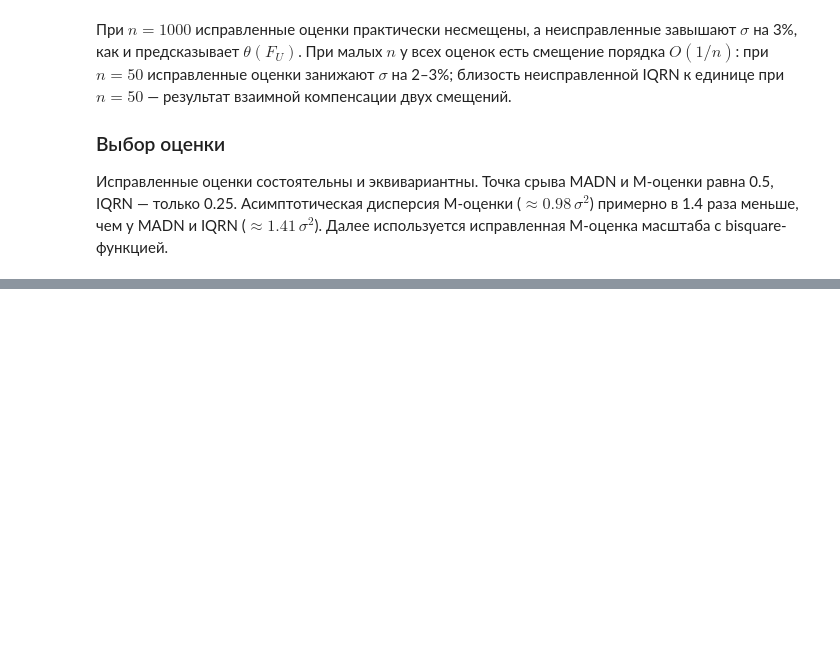
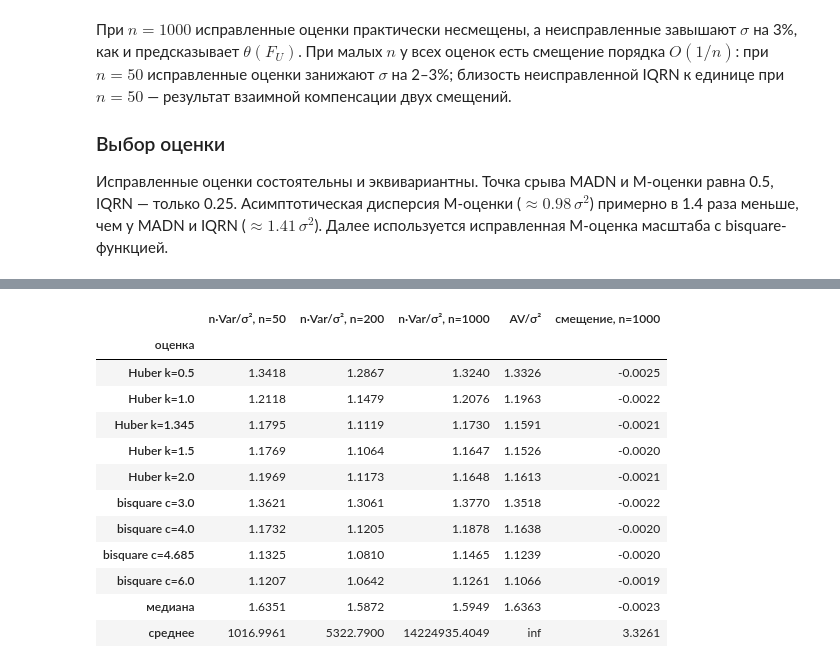
Before and after one commit to paulhowever/stata_ai_2026_WW, a Jupyter notebook: lab1.ipynb, the cells around one changed output, grey strips where cells are left out. Saved outputs shown, nothing was run; the diff lists cells and outputs as text; code cells hidden in the pictures; blank space fills up the shorter version.

```diff
--- a/lab1.ipynb
+++ b/lab1.ipynb
@@ -485,0 +537,8 @@ sigma_hat = SCALE_CORR[SCALE_CHOICE]
+# %%
+av_loc = pd.DataFrame({
+    "AV/σ² при F_U": {name: av_location(psi, F) for name, psi in LOC_GRID.items()},
+    "эффективность при Φ": {name: 1 / av_location(psi, N0) for name, psi in LOC_GRID.items()},
+})
+av_loc.loc["медиана"] = [AV_MEDIAN, 2 / np.pi]
+av_loc.loc["среднее"] = [np.inf, 1.0]
+av_loc
@@ -485,0 +612,40 @@ sigma_hat = SCALE_CORR[SCALE_CHOICE]
+# %%
+_rng = rng_for(3)
+_rows = []
+for n in NS:
+    X = MU + SIGMA * F.rvs((R, n), _rng)
+    s = sigma_hat(X)
+    fits = {name: m_location(X, psi, s) for name, psi in LOC_GRID.items()}
+    fits["медиана"] = np.median(X, axis=-1)
+    fits["среднее"] = X.mean(axis=-1)
+    for name, mu_hat in fits.items():
+        _rows.append({
+            "n": n,
+            "оценка": name,
+            "смещение": mu_hat.mean() - MU,
+            "n·Var/σ² (MC)": n * mu_hat.var(ddof=1) / SIGMA**2,
+            "AV/σ² (теория)": av_loc.loc[name, "AV/σ² при F_U"],
+        })
+loc_mc = pd.DataFrame(_rows)
+_last = loc_mc[(loc_mc["n"] == NS[-1]) & (loc_mc["оценка"] != "среднее")]
+assert (abs(_last["n·Var/σ² (MC)"] / _last["AV/σ² (теория)"] - 1) < MC_TOL).all()
+assert (abs(_last["смещение"]) < 4 * SIGMA * np.sqrt(_last["AV/σ² (теория)"] / (NS[-1] * R))).all()
+_tab = loc_mc.pivot(index="оценка", columns="n", values="n·Var/σ² (MC)")
+_tab.columns = [f"n·Var/σ², n={n}" for n in _tab.columns]
+_tab["AV/σ²"] = av_loc["AV/σ² при F_U"]
+_tab[f"смещение, n={NS[-1]}"] = loc_mc[loc_mc["n"] == NS[-1]].set_index("оценка")["смещение"]
+_tab.loc[list(av_loc.index)]
+# %% [output]
+|  | n·Var/σ², n=50 | n·Var/σ², n=200 | n·Var/σ², n=1000 | AV/σ² | смещение, n=1000 |
+| оценка |  |  |  |  |  |
+| Huber k=0.5 | 1.3418 | 1.2867 | 1.3240 | 1.3326 | -0.0025 |
+| Huber k=1.0 | 1.2118 | 1.1479 | 1.2076 | 1.1963 | -0.0022 |
+| Huber k=1.345 | 1.1795 | 1.1119 | 1.1730 | 1.1591 | -0.0021 |
+| Huber k=1.5 | 1.1769 | 1.1064 | 1.1647 | 1.1526 | -0.0020 |
+| Huber k=2.0 | 1.1969 | 1.1173 | 1.1648 | 1.1613 | -0.0021 |
+| bisquare c=3.0 | 1.3621 | 1.3061 | 1.3770 | 1.3518 | -0.0022 |
+| bisquare c=4.0 | 1.1732 | 1.1205 | 1.1878 | 1.1638 | -0.0020 |
+| bisquare c=4.685 | 1.1325 | 1.0810 | 1.1465 | 1.1239 | -0.0020 |
+| bisquare c=6.0 | 1.1207 | 1.0642 | 1.1261 | 1.1066 | -0.0019 |
+| медиана | 1.6351 | 1.5872 | 1.5949 | 1.6363 | -0.0023 |
+| среднее | 1016.9961 | 5322.7900 | 14224935.4049 | inf | 3.3261 |
```
Also changed, not shown: parts of 16 cells of this notebook.
